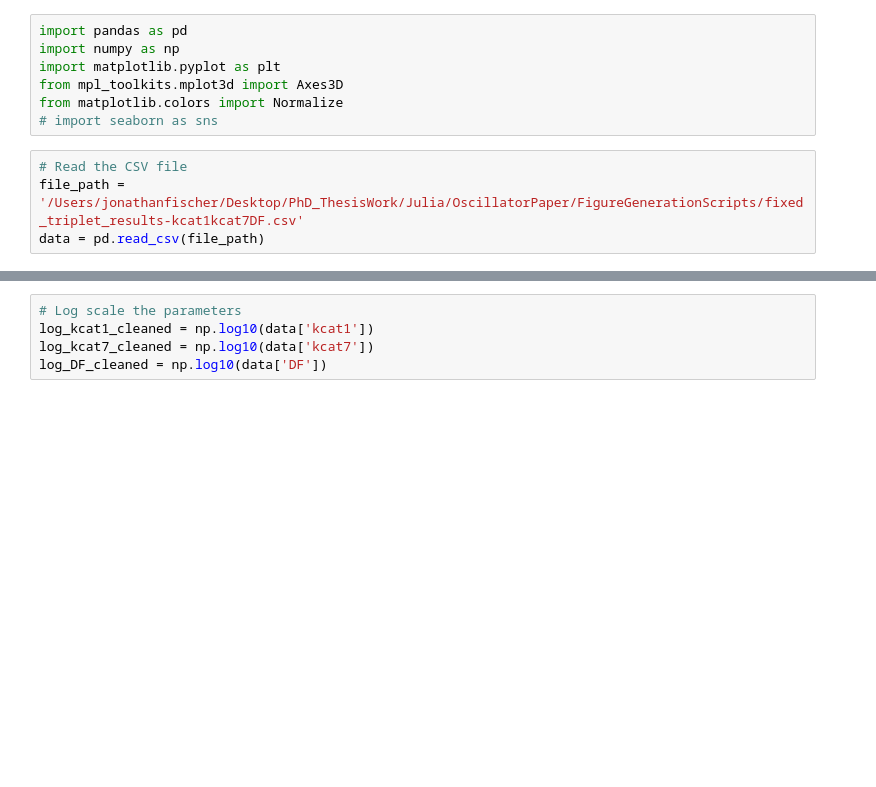
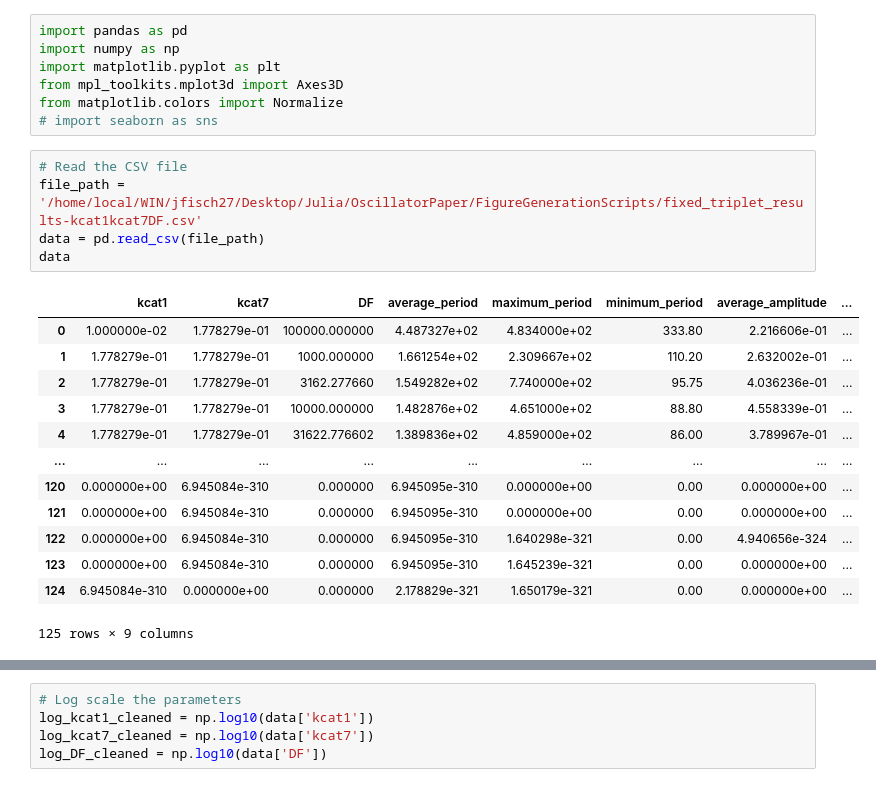
Before and after one commit to jonathanfischer97/Julia, a Jupyter notebook: OscillatorPaper/FigureGenerationScripts/3FixedPyPlot.ipynb, the cells around one changed output, grey strips where cells are left out. Drawn from its saved outputs; the diff is of its cells as text; blank space fills up the shorter version.

```diff
--- a/OscillatorPaper/FigureGenerationScripts/3FixedPyPlot.ipynb
+++ b/OscillatorPaper/FigureGenerationScripts/3FixedPyPlot.ipynb
@@ -7,8 +7,23 @@ from matplotlib.colors import Normalize
 # import seaborn as sns
 # %%
 # Read the CSV file
-file_path = '/Users/jonathanfischer/Desktop/PhD_ThesisWork/Julia/OscillatorPaper/FigureGenerationScripts/fixed_triplet_results-kcat1kcat7DF.csv'
+file_path = '/home/local/WIN/jfisch27/Desktop/Julia/OscillatorPaper/FigureGenerationScripts/fixed_triplet_results-kcat1kcat7DF.csv'
 data = pd.read_csv(file_path)
+data
+# %% [output]
+|  | kcat1 | kcat7 | DF | average_period | maximum_period | minimum_period | average_amplitude | ... |
+| 0 | 1.000000e-02 | 1.778279e-01 | 100000.000000 | 4.487327e+02 | 4.834000e+02 | 333.80 | 2.216606e-01 | ... |
+| 1 | 1.778279e-01 | 1.778279e-01 | 1000.000000 | 1.661254e+02 | 2.309667e+02 | 110.20 | 2.632002e-01 | ... |
+| 2 | 1.778279e-01 | 1.778279e-01 | 3162.277660 | 1.549282e+02 | 7.740000e+02 | 95.75 | 4.036236e-01 | ... |
+| 3 | 1.778279e-01 | 1.778279e-01 | 10000.000000 | 1.482876e+02 | 4.651000e+02 | 88.80 | 4.558339e-01 | ... |
+| 4 | 1.778279e-01 | 1.778279e-01 | 31622.776602 | 1.389836e+02 | 4.859000e+02 | 86.00 | 3.789967e-01 | ... |
+| ... | ... | ... | ... | ... | ... | ... | ... | ... |
+| 120 | 0.000000e+00 | 6.945084e-310 | 0.000000 | 6.945095e-310 | 0.000000e+00 | 0.00 | 0.000000e+00 | ... |
+| 121 | 0.000000e+00 | 6.945084e-310 | 0.000000 | 6.945095e-310 | 0.000000e+00 | 0.00 | 0.000000e+00 | ... |
+| 122 | 0.000000e+00 | 6.945084e-310 | 0.000000 | 6.945095e-310 | 1.640298e-321 | 0.00 | 4.940656e-324 | ... |
+| 123 | 0.000000e+00 | 6.945084e-310 | 0.000000 | 6.945095e-310 | 1.645239e-321 | 0.00 | 0.000000e+00 | ... |
+| 124 | 6.945084e-310 | 0.000000e+00 | 0.000000 | 2.178829e-321 | 1.650179e-321 | 0.00 | 0.000000e+00 | ... |
+125 rows × 9 columns
 # %%
 # Clean the data by removing extreme values
 data = data.replace([np.inf, -np.inf], np.nan).dropna()
```
Also changed, not shown: parts of 6 cells of this notebook.
